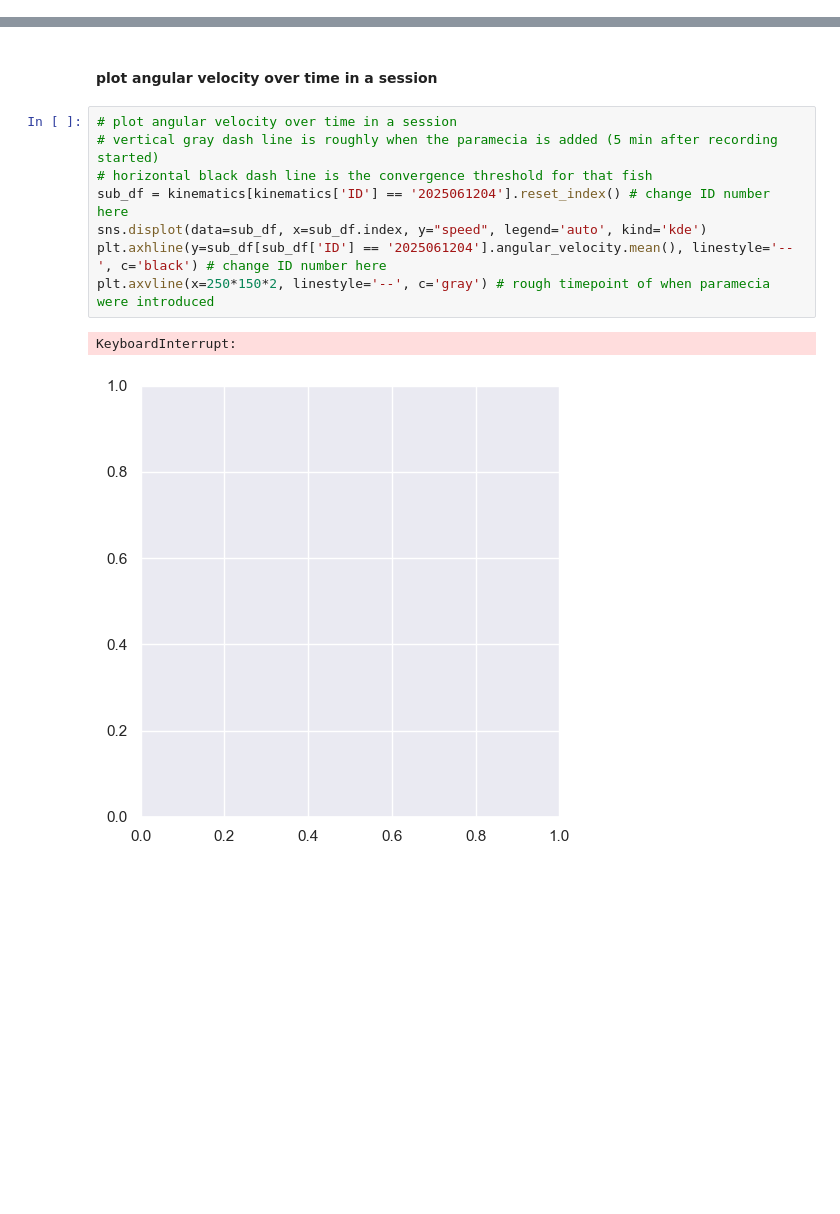
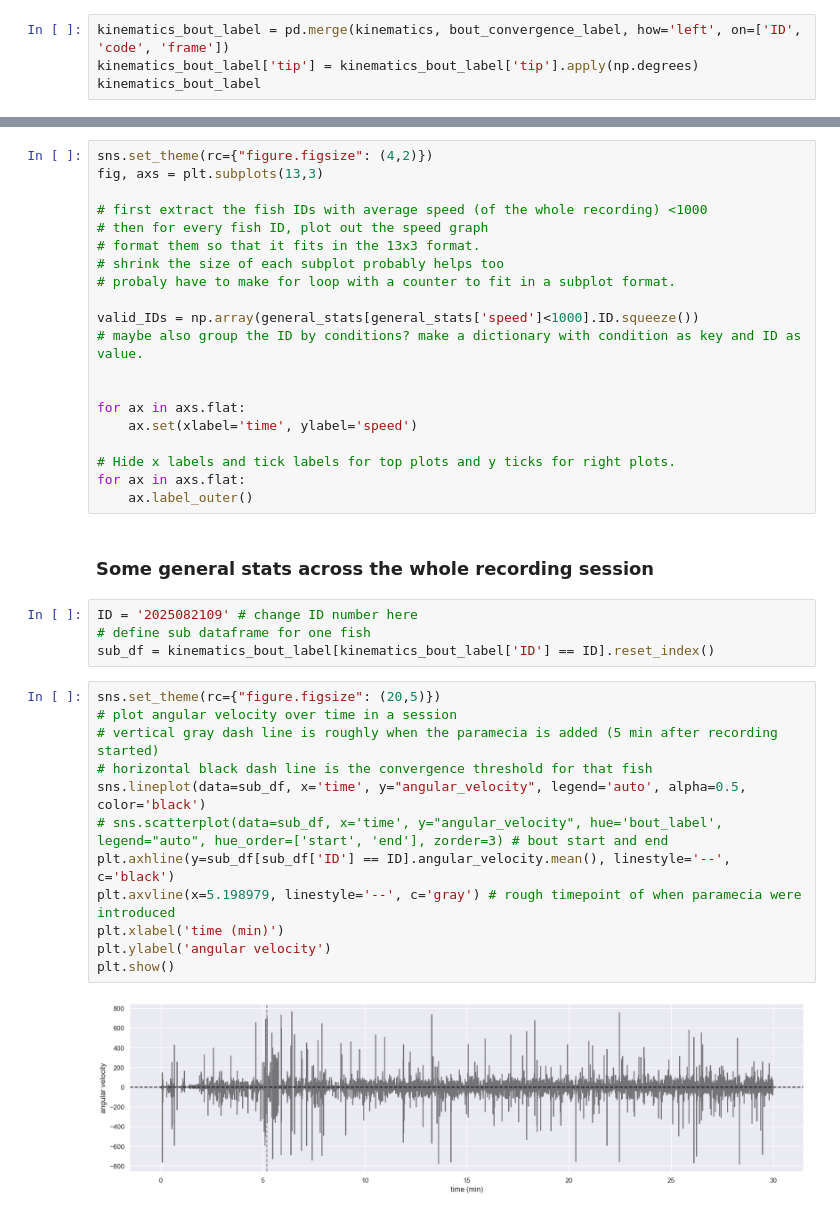
Before and after one commit to myngaf/behavior_analysis_tracking, a Jupyter notebook: general_plots.ipynb, the cells around one changed output, grey strips where cells are left out. Drawn from its saved outputs; the diff is of its cells as text; blank space fills up the shorter version.

```diff
--- a/general_plots.ipynb
+++ b/general_plots.ipynb
@@ -53,0 +154,4 @@ Index levels: ('ID', 'code', 'frame').
+# %%
+kinematics_bout_label = pd.merge(kinematics, bout_convergence_label, how='left', on=['ID', 'code', 'frame'])
+kinematics_bout_label['tip'] = kinematics_bout_label['tip'].apply(np.degrees)
+kinematics_bout_label
@@ -54,13 +222,40 @@ Index levels: ('ID', 'code', 'frame').
+# %%
+sns.set_theme(rc={"figure.figsize": (4,2)})
+fig, axs = plt.subplots(13,3)
+
+# first extract the fish IDs with average speed (of the whole recording) <1000
+# then for every fish ID, plot out the speed graph
+# format them so that it fits in the 13x3 format.
+# shrink the size of each subplot probably helps too
+# probaly have to make for loop with a counter to fit in a subplot format.
+
+valid_IDs = np.array(general_stats[general_stats['speed']<1000].ID.squeeze())
+# maybe also group the ID by conditions? make a dictionary with condition as key and ID as value.
+
+
+for ax in axs.flat:
+    ax.set(xlabel='time', ylabel='speed')
+
+# Hide x labels and tick labels for top plots and y ticks for right plots.
+for ax in axs.flat:
+    ax.label_outer()
 # %% [markdown]
-#### plot angular velocity over time in a session
+### Some general stats across the whole recording session
+# %%
+ID = '2025082109' # change ID number here
+# define sub dataframe for one fish
+sub_df = kinematics_bout_label[kinematics_bout_label['ID'] == ID].reset_index()
 # %%
+sns.set_theme(rc={"figure.figsize": (20,5)})
 # plot angular velocity over time in a session
 # vertical gray dash line is roughly when the paramecia is added (5 min after recording started)
 # horizontal black dash line is the convergence threshold for that fish
-sub_df = kinematics[kinematics['ID'] == '2025061204'].reset_index() # change ID number here
-sns.displot(data=sub_df, x=sub_df.index, y="speed", legend='auto', kind='kde')
-plt.axhline(y=sub_df[sub_df['ID'] == '2025061204'].angular_velocity.mean(), linestyle='--', c='black') # change ID number here
-plt.axvline(x=250*150*2, linestyle='--', c='gray') # rough timepoint of when paramecia were introduced
+sns.lineplot(data=sub_df, x='time', y="angular_velocity", legend='auto', alpha=0.5, color='black')
+# sns.scatterplot(data=sub_df, x='time', y="angular_velocity", hue='bout_label', legend="auto", hue_order=['start', 'end'], zorder=3) # bout start and end
+plt.axhline(y=sub_df[sub_df['ID'] == ID].angular_velocity.mean(), linestyle='--', c='black')
+plt.axvline(x=5.198979, linestyle='--', c='gray') # rough timepoint of when paramecia were introduced
+plt.xlabel('time (min)')
+plt.ylabel('angular velocity')
+plt.show()
 # %% [output]
-KeyboardInterrupt:
-[figure, old version]
+[figure, new version]
```
Also changed, not shown: parts of 41 cells of this notebook.
